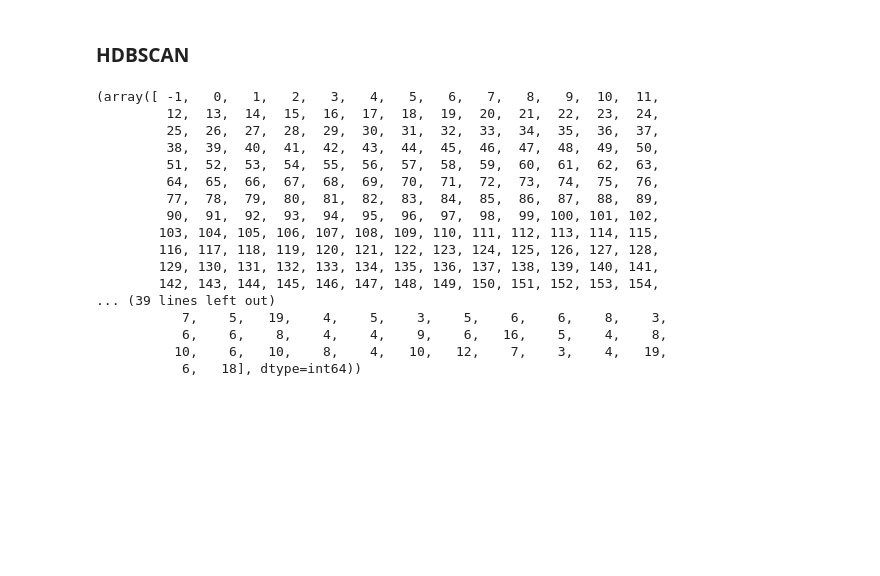
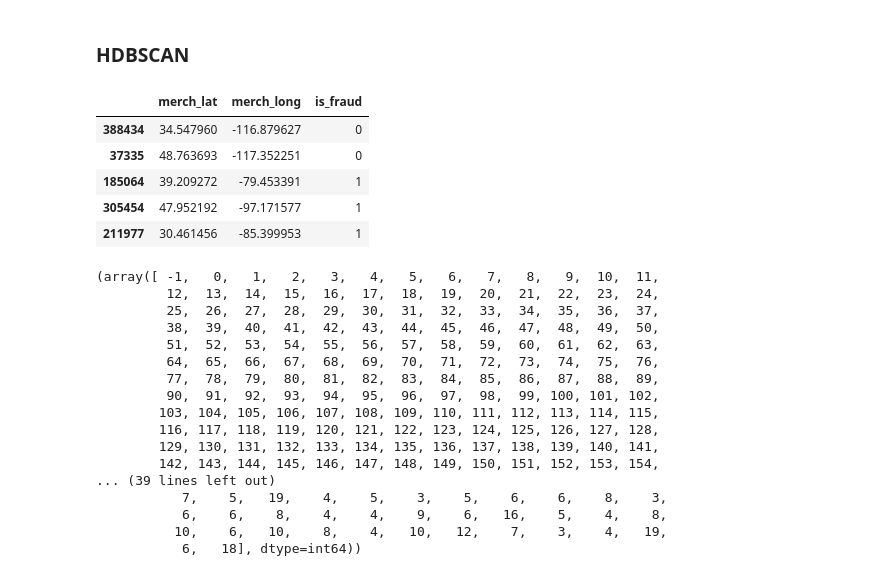
Before and after one commit to PierreSchickele/CC_Fraud_Prediction_ProjetFinal, a Jupyter notebook: clustering_Clément.ipynb, the cells around one changed output. Cells and saved outputs as stored; diff of their text form; code cells hidden in the pictures; blank space fills up the shorter version.

```diff
--- a/clustering_Clément.ipynb
+++ b/clustering_Clément.ipynb
@@ -827,2 +825,11 @@ import hdbscan
+# %%
+data_geo.head()
+# %% [output]
+|  | merch_lat | merch_long | is_fraud |
+| 388434 | 34.547960 | -116.879627 | 0 |
+| 37335 | 48.763693 | -117.352251 | 0 |
+| 185064 | 39.209272 | -79.453391 | 1 |
+| 305454 | 47.952192 | -97.171577 | 1 |
+| 211977 | 30.461456 | -85.399953 | 1 |
 # %%
 import hdbscan
```
Also changed, not shown: parts of 13 cells of this notebook.
